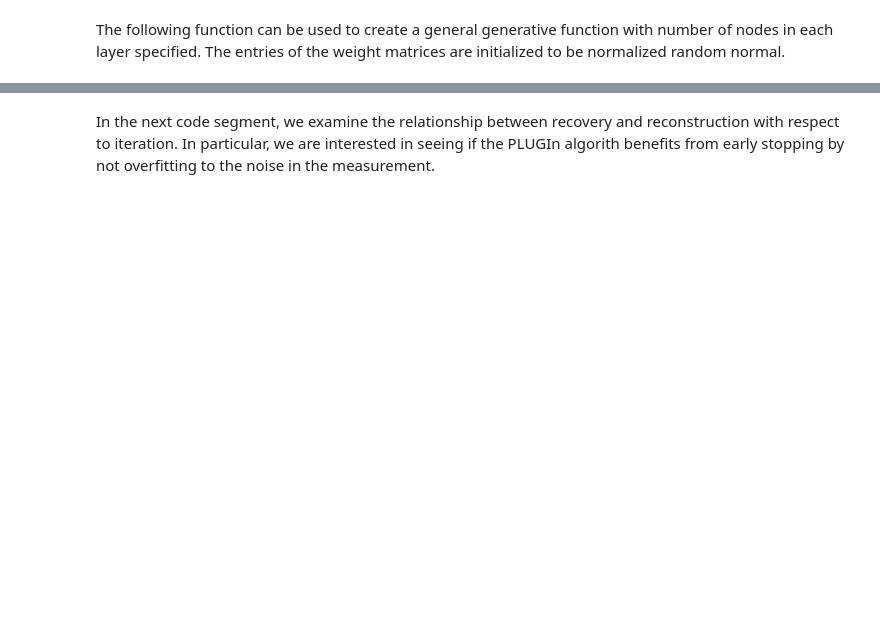
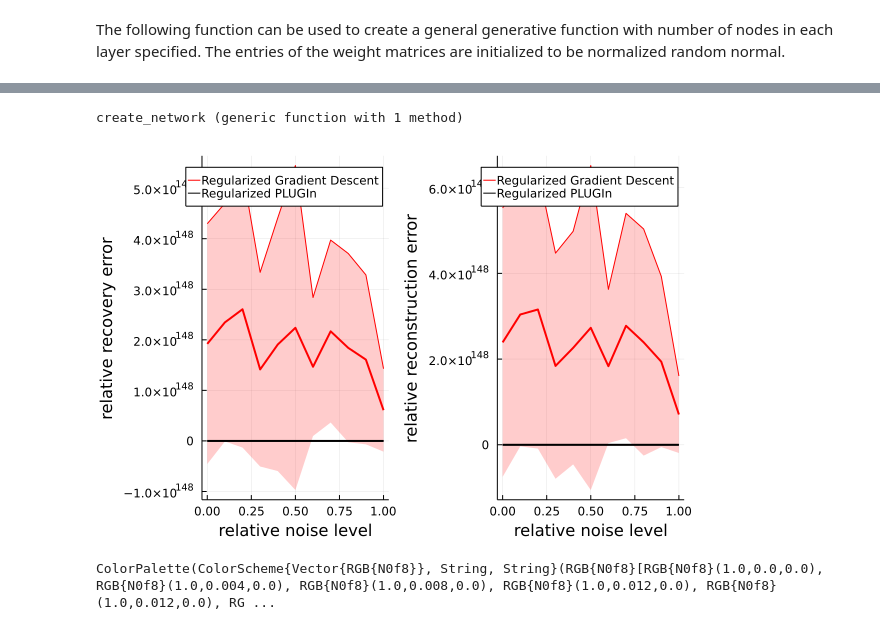
Before and after one commit to babhrujoshi/PLUGIn_Julia, a Jupyter notebook: Plugin_denoise.ipynb, the cells around one changed output, grey strips where cells are left out. Drawn from its saved outputs; the diff is of its cells as text; code cells hidden in the pictures; blank space fills up the shorter version.

Commit message:
denoise plots

```diff
--- a/Plugin_denoise.ipynb
+++ b/Plugin_denoise.ipynb
@@ -174,2 +84,15 @@ PLUGIn_denoise (generic function with 1 method)
-# %% [markdown]
-In the next code segment, we examine the relationship between recovery and reconstruction with respect to iteration. In particular, we are interested in seeing if the PLUGIn algorith benefits from early stopping by not overfitting to the noise in the measurement.
+# %%
+function create_network(net_param)
+    n_0 = net_param[1]
+    n_1 = net_param[2]
+    L = Chain(Dense(n_0, n_1, relu; initW =(out,in) ->  randn(n_1, n_0)/sqrt(n_1)))
+
+    for i in 2:length(net_param)-1
+        n_0 = net_param[i]
+        n_1 = net_param[i+1]
+        L = Chain(L, Dense(n_0, n_1, relu; initW =(out,in) ->  randn(n_1, n_0)/sqrt(n_1)))
+    end
+    return L
+end
+# %% [output]
+create_network (generic function with 1 method)
@@ -176 +291,38 @@ In the next code segment, we examine the relationship between recovery and recon
+# %%
+
+average_recov = mean(recov_error_matrix_GD_reg[:, 2:end], dims=2)
+std_recov = std(recov_error_matrix_GD_reg[:, 2:end], dims=2)
+plot(noise_level_list, average_recov + std_recov, fillrange = average_recov - std_recov, fillalpha = .2, color =:red, label = false)
+plot!(noise_level_list, average_recov, label = "Regularized Gradient Descent", xlabel = "noise level", ylabel = "average recovery error", linewidth = 2, color =:red)
+
+average_recov = mean(recov_error_matrix_PLUGIn_reg[:, 2:end], dims=2)
+std_recov = std(recov_error_matrix_PLUGIn_reg[:, 2:end], dims=2)
+plot!(noise_level_list, average_recov + std_recov, fillrange = average_recov - std_recov, fillalpha = .2, c =:black, label = false)
+p1 = plot!(noise_level_list, average_recov, label = "Regularized PLUGIn", xlabel = "relative noise level", ylabel = "relative recovery error", linewidth = 2, color =:black )
+
+
+#################################################################################
+average_recon = mean(recon_error_matrix_GD_reg[:, 2:end], dims=2)
+std_recon = std(recon_error_matrix_GD_reg[:, 2:end], dims=2)
+plot(noise_level_list, average_recon + std_recon, fillrange = average_recon - std_recon,fillalpha = .2, color =:red, label = false)
+plot!(noise_level_list, average_recon, label = "Regularized Gradient Descent", xlabel = "noise level", ylabel = "average reconstruction error", linewidth = 2, c =:red)
+
+
+average_recon = mean(recon_error_matrix_PLUGIn_reg[:, 2:end], dims=2)
+std_recon = std(recon_error_matrix_PLUGIn_reg[:, 2:end], dims=2)
+plot!(noise_level_list, average_recon + std_recon, fillrange = average_recon - std_recon, fillalpha = .2, c =:black, label = false)
+p2 = plot!(noise_level_list, average_recon, label = "Regularized PLUGIn", xlabel = "relative noise level", ylabel = "relative reconstruction error", linewidth = 2 , c =:black)
+
+
+plot(p1, p2, layout = (1,2))
+
+
+# savefig("result/talk/PLUGIn_GD_reg_noise.pdf")
+# %% [output]
+[figure, added]
+# %%
+cs = palette([:red,  :orange, :green, :blue, :Indigo, :violet], 1000)
+# cs[1]
+# %% [output]
+ColorPalette(ColorScheme{Vector{RGB{N0f8}}, String, String}(RGB{N0f8}[RGB{N0f8}(1.0,0.0,0.0), RGB{N0f8}(1.0,0.004,0.0), RGB{N0f8}(1.0,0.008,0.0), RGB{N0f8}(1.0,0.012,0.0), RGB{N0f8}(1.0,0.012,0.0), RG ...
 # %%
```
Also changed, not shown: parts of 29 cells of this notebook, 16 other files.
